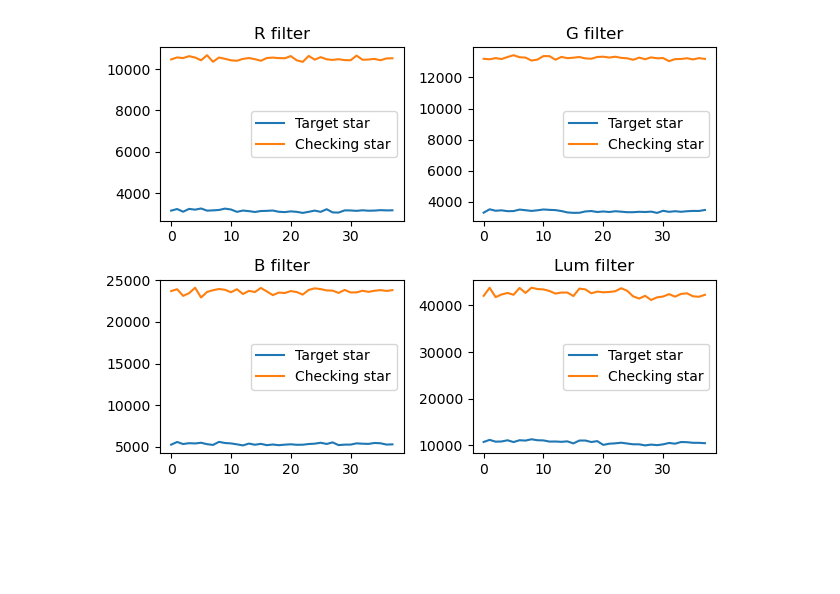
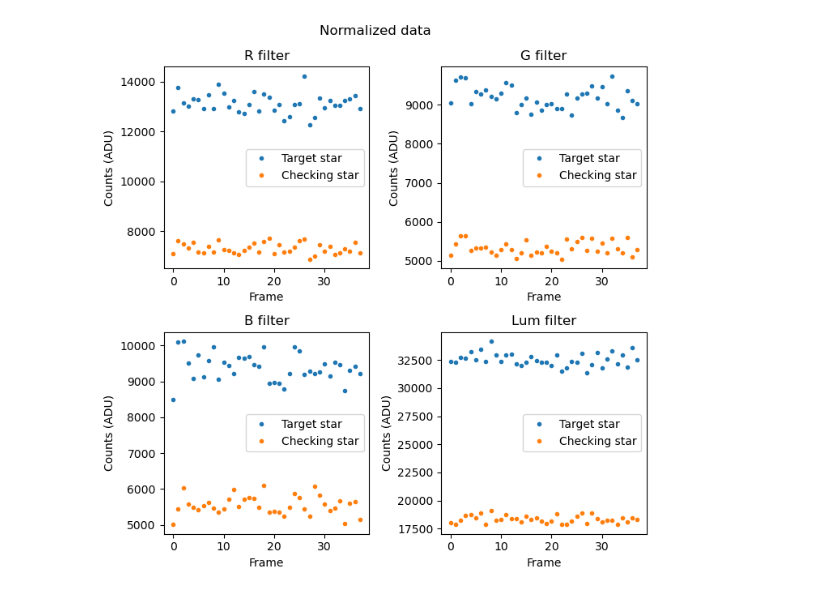
Before and after one commit to MartinPucovsky/OA-Project, a Jupyter notebook: TargetPhotometryNormalization.ipynb, the cells around one changed output. Saved outputs shown, nothing was run; the diff lists cells and outputs as text; code cells hidden in the pictures; blank space fills up the shorter version.

```diff
--- a/TargetPhotometryNormalization.ipynb
+++ b/TargetPhotometryNormalization.ipynb
@@ -16,9 +19,10 @@ pathObj = Path(path)
 frames = {}
 for f in pathObj.iterdir():
     name = f.name
-    if "Star" not in name and "Flat" not in name:
+    if "Star" not in name and "Flat" not in name and ".fit" in name:
         hduList = fits.open(f)
         data = hduList[0].data
+        data -= np.nanmedian(data) # global background correction
         frames[name] = data
         hduList.close()
 
@@ -84,17 +222,23 @@ normR = []
 normG = []
 normB = []
 normLum = []
+
 for i in range(0, len(R)):
-    normR.append([R[i][0]/R[i][1],R[i][2]/R[i][1]])
-    normG.append([G[i][0]/G[i][1],G[i][2]/G[i][1]])
-    normB.append([B[i][0]/B[i][1],B[i][2]/B[i][1]])
-    normLum.append([Lum[i][0]/Lum[i][1],Lum[i][2]/Lum[i][1]])
+    normR.append([R[i][0]/R[i][1],R[i][2]/R[i][1]])#, R[i][1]/R[i][1]])
+    normG.append([G[i][0]/G[i][1],G[i][2]/G[i][1]])#, G[i][1]/G[i][1]])
+    normB.append([B[i][0]/B[i][1],B[i][2]/B[i][1]])#, B[i][1]/B[i][1]])
+    normLum.append([Lum[i][0]/Lum[i][1],Lum[i][2]/Lum[i][1]])#, Lum[i][1]/Lum[i][1]])
 
 
-normRMedian = np.median(R[:][1])
-normGMedian = np.median(G[:][1])
-normBMedian = np.median(B[:][1])
-normLumMedian = np.median(Lum[:][1])
+npR = np.asarray(R)
+npG = np.asarray(G)
+npB = np.asarray(B)
+npLum = np.asarray(Lum)
+
+normRMedian = np.median(npR[:,1])
+normGMedian = np.median(npG[:,1])
+normBMedian = np.median(npB[:,1])
+normLumMedian = np.median(npLum[:,1])
 
 
 for i in range(0, len(normR)):
@@ -106,29 +259,38 @@ for i in range(0, len(normR)):
 # %%
 # displays normalised plot
 
-fig = figure()
+fig = figure(figsize=(7,7))
+fig.suptitle("Normalized data")
 figAxes = fig.add_subplot(2,2,1)
-figAxes.plot(normR)
+figAxes.plot(normR, "o", markersize=3)
 figAxes.set_title("R filter")
+figAxes.set_xlabel("Frame")
+figAxes.set_ylabel("Counts (ADU)")
 figAxes.legend(["Target star", "Checking star"])
 
 figAxes = fig.add_subplot(2,2,2)
-figAxes.plot(normG)
+figAxes.plot(normG, "o", markersize=3)
 figAxes.set_title("G filter")
+figAxes.set_xlabel("Frame")
+figAxes.set_ylabel("Counts (ADU)")
 figAxes.legend(["Target star", "Checking star"])
 
 figAxes = fig.add_subplot(2,2,3)
-figAxes.plot(normB)
+figAxes.plot(normB, "o", markersize=3)
 figAxes.set_title("B filter")
+figAxes.set_xlabel("Frame")
+figAxes.set_ylabel("Counts (ADU)")
 figAxes.legend(["Target star", "Checking star"])
 
 figAxes = fig.add_subplot(2,2,4)
-figAxes.plot(normLum)
+figAxes.plot(normLum, "o", markersize=3)
 figAxes.set_title("Lum filter")
+figAxes.set_xlabel("Frame")
+figAxes.set_ylabel("Counts (ADU)")
 figAxes.legend(["Target star", "Checking star"])
 
 fig.tight_layout()
 show()
 # %% [output]
-[figure, old version]
+[figure, new version]
 # %%
```
Also changed, not shown: parts of 16 cells of this notebook.
